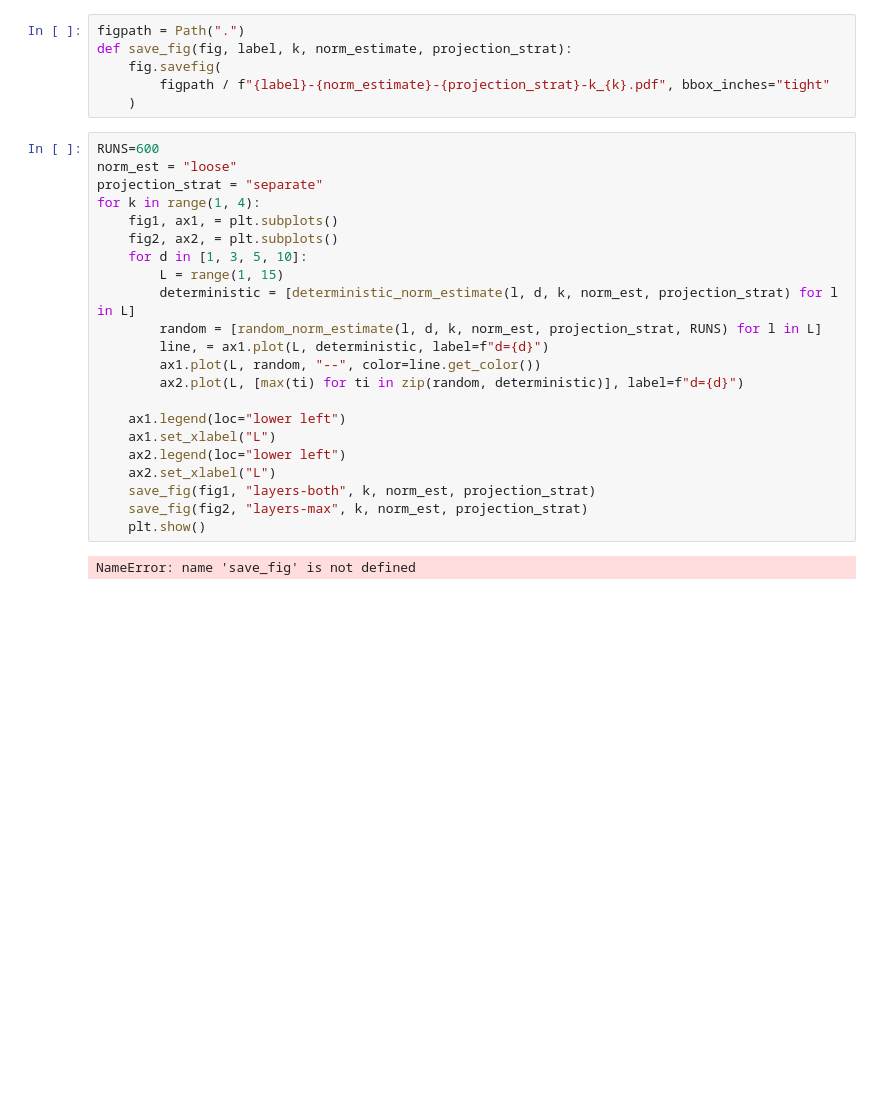
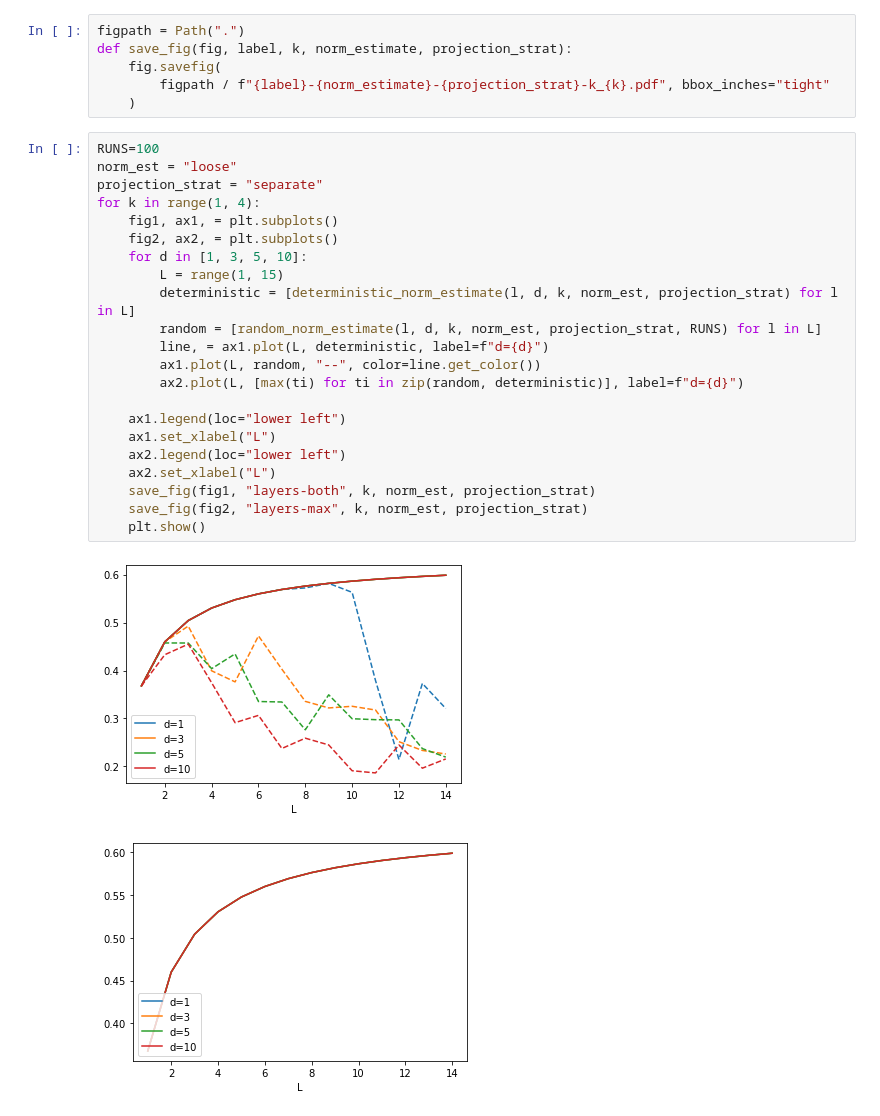
Before and after one commit to jorgenriseth/funcshape, a Jupyter notebook: notebooks/norm-estimates.ipynb, the cells around one changed output. Cells and saved outputs as stored; diff of their text form; blank space fills up the shorter version.

```diff
--- a/notebooks/norm-estimates.ipynb
+++ b/notebooks/norm-estimates.ipynb
@@ -153,26 +153,27 @@ def save_fig(fig, label, k, norm_estimate, projection_strat):
         figpath / f"{label}-{norm_estimate}-{projection_strat}-k_{k}.pdf", bbox_inches="tight"
     )
 # %%
-RUNS=600
+RUNS=100
 norm_est = "loose"
 projection_strat = "separate"
 for k in range(1, 4):
     fig1, ax1, = plt.subplots()
     fig2, ax2, = plt.subplots()
     for d in [1, 3, 5, 10]:
         L = range(1, 15)
         deterministic = [deterministic_norm_estimate(l, d, k, norm_est, projection_strat) for l in L]
         random = [random_norm_estimate(l, d, k, norm_est, projection_strat, RUNS) for l in L]
         line, = ax1.plot(L, deterministic, label=f"d={d}")
         ax1.plot(L, random, "--", color=line.get_color())
         ax2.plot(L, [max(ti) for ti in zip(random, deterministic)], label=f"d={d}")
 
     ax1.legend(loc="lower left")
     ax1.set_xlabel("L")
     ax2.legend(loc="lower left")
     ax2.set_xlabel("L")
     save_fig(fig1, "layers-both", k, norm_est, projection_strat)
     save_fig(fig2, "layers-max", k, norm_est, projection_strat)
     plt.show()
 # %% [output]
-NameError: name 'save_fig' is not defined
+[figure, added]
+[figure, added]
```
Also changed, not shown: parts of 2 cells of this notebook, 4 other files.
